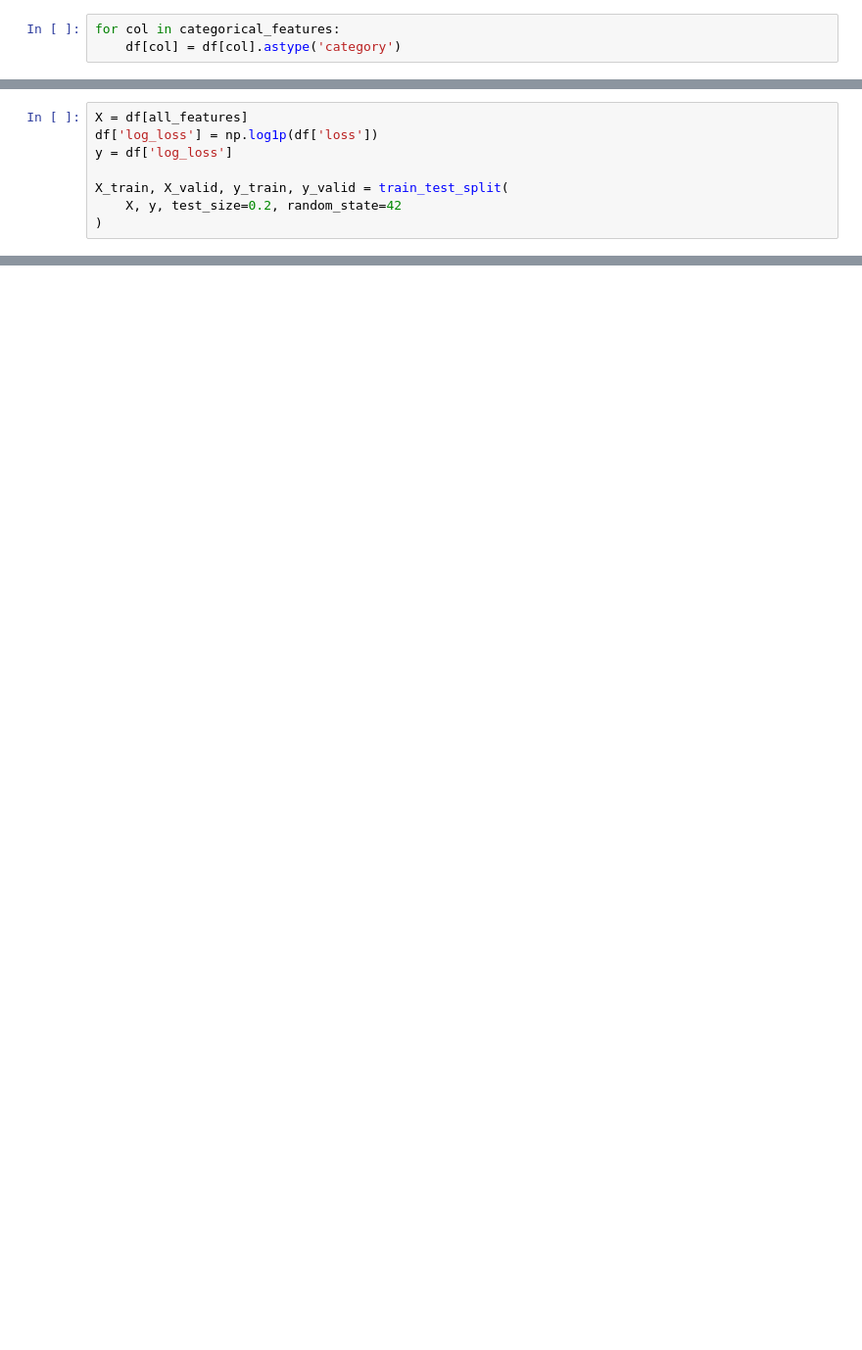
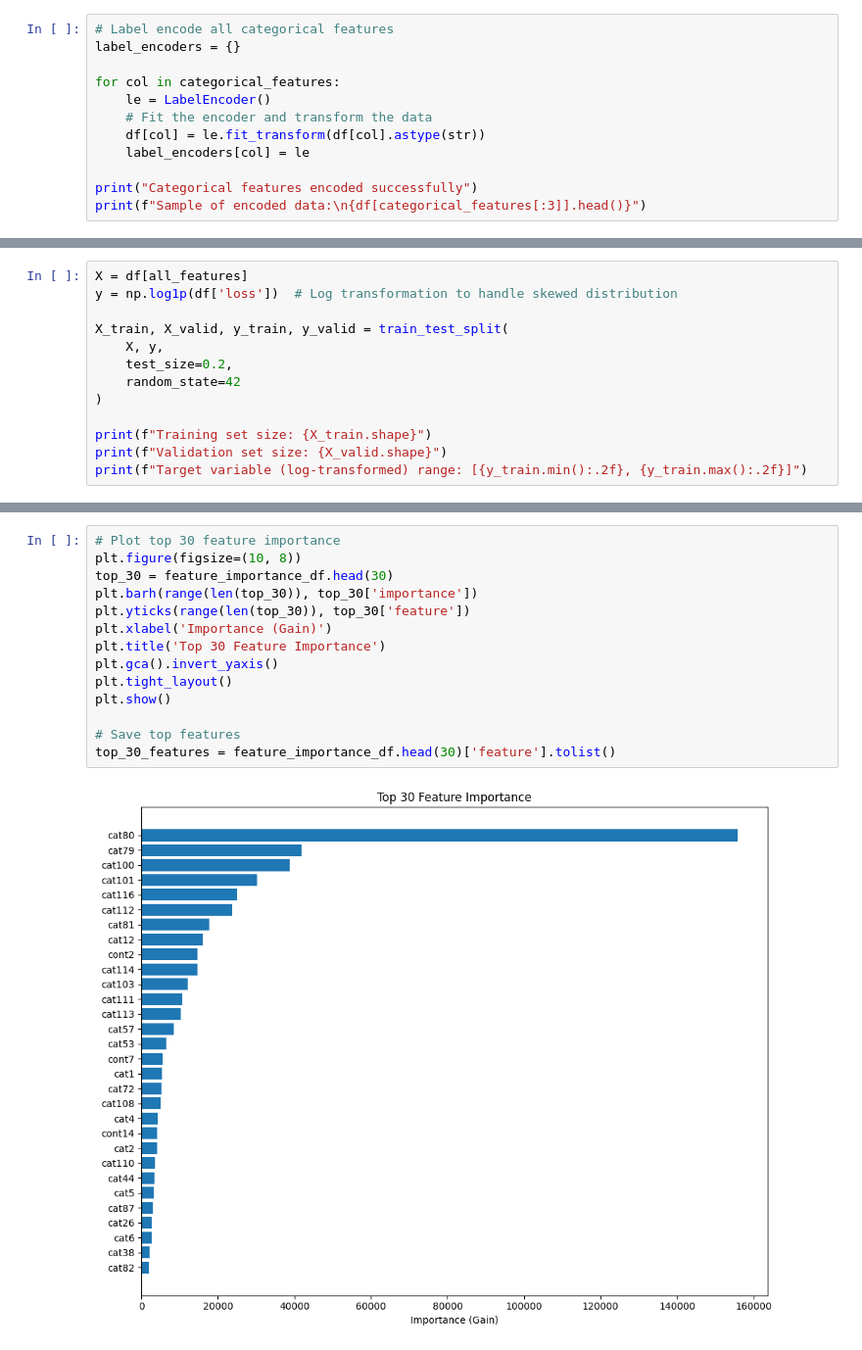
Before and after one commit to NotCheery/allstate_1b, a Jupyter notebook: audrey_lightgbm/lightgbm.ipynb, the cells around one changed output, grey strips where cells are left out. Shown at 98% size. Saved outputs shown, nothing was run; the diff lists cells and outputs as text; blank space fills up the shorter version.

```diff
--- a/audrey_lightgbm/lightgbm.ipynb
+++ b/audrey_lightgbm/lightgbm.ipynb
@@ -20,3 +31,12 @@ target = 'loss'
-# %%
-for col in categorical_features:
-    df[col] = df[col].astype('category')
+# %%
+# Label encode all categorical features
+label_encoders = {}
+
+for col in categorical_features:
+    le = LabelEncoder()
+    # Fit the encoder and transform the data
+    df[col] = le.fit_transform(df[col].astype(str))
+    label_encoders[col] = le
+
+print("Categorical features encoded successfully")
+print(f"Sample of encoded data:\n{df[categorical_features[:3]].head()}")
@@ -23,8 +52,13 @@ for col in categorical_features:
 # %%
 X = df[all_features]
-df['log_loss'] = np.log1p(df['loss'])
-y = df['log_loss']
+y = np.log1p(df['loss'])  # Log transformation to handle skewed distribution
 
 X_train, X_valid, y_train, y_valid = train_test_split(
-    X, y, test_size=0.2, random_state=42
+    X, y,
+    test_size=0.2,
+    random_state=42
 )
+
+print(f"Training set size: {X_train.shape}")
+print(f"Validation set size: {X_valid.shape}")
+print(f"Target variable (log-transformed) range: [{y_train.min():.2f}, {y_train.max():.2f}]")
@@ -88,0 +290,16 @@ plt.show()
+# %%
+# Plot top 30 feature importance
+plt.figure(figsize=(10, 8))
+top_30 = feature_importance_df.head(30)
+plt.barh(range(len(top_30)), top_30['importance'])
+plt.yticks(range(len(top_30)), top_30['feature'])
+plt.xlabel('Importance (Gain)')
+plt.title('Top 30 Feature Importance')
+plt.gca().invert_yaxis()
+plt.tight_layout()
+plt.show()
+
+# Save top features
+top_30_features = feature_importance_df.head(30)['feature'].tolist()
+# %% [output]
+[figure, added]
```
Also changed, not shown: parts of 14 cells of this notebook.
